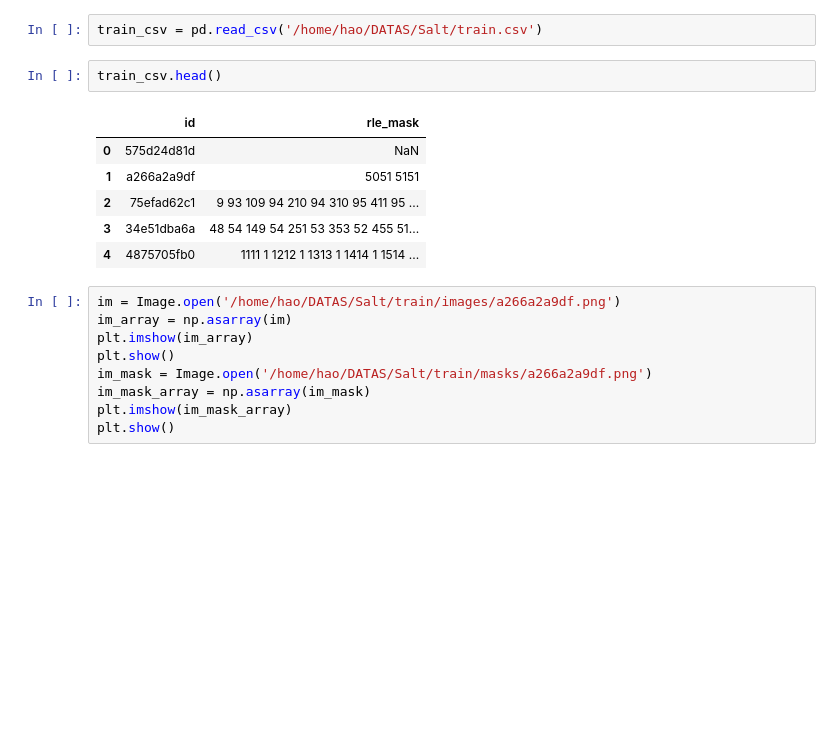
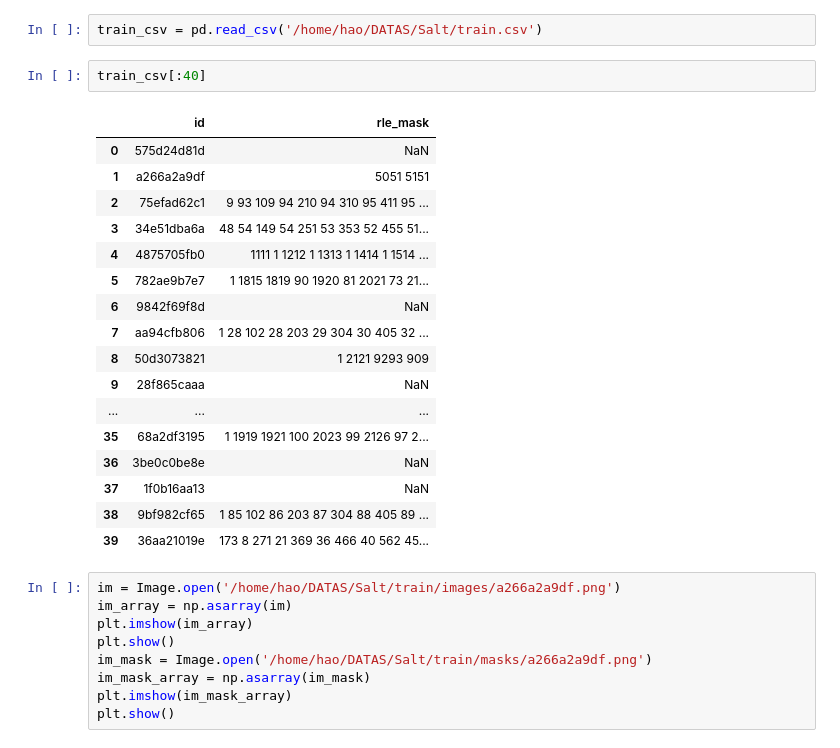
Before and after one commit to 2Groza/TGS-Salt-Identification-Challenge, a Jupyter notebook: Salt Identification.ipynb, the cells around one changed output. Cells and saved outputs as stored; diff of their text form; blank space fills up the shorter version.

```diff
--- a/Salt Identification.ipynb
+++ b/Salt Identification.ipynb
@@ -9,14 +11,25 @@ from PIL import Image
 # %%
 train_csv = pd.read_csv('/home/hao/DATAS/Salt/train.csv')
 # %%
-train_csv.head()
+train_csv[:40]
 # %% [output]
 |  | id | rle_mask |
 | 0 | 575d24d81d | NaN |
 | 1 | a266a2a9df | 5051 5151 |
 | 2 | 75efad62c1 | 9 93 109 94 210 94 310 95 411 95 ... |
 | 3 | 34e51dba6a | 48 54 149 54 251 53 353 52 455 51... |
 | 4 | 4875705fb0 | 1111 1 1212 1 1313 1 1414 1 1514 ... |
+| 5 | 782ae9b7e7 | 1 1815 1819 90 1920 81 2021 73 21... |
+| 6 | 9842f69f8d | NaN |
+| 7 | aa94cfb806 | 1 28 102 28 203 29 304 30 405 32 ... |
+| 8 | 50d3073821 | 1 2121 9293 909 |
+| 9 | 28f865caaa | NaN |
+| ... | ... | ... |
+| 35 | 68a2df3195 | 1 1919 1921 100 2023 99 2126 97 2... |
+| 36 | 3be0c0be8e | NaN |
+| 37 | 1f0b16aa13 | NaN |
+| 38 | 9bf982cf65 | 1 85 102 86 203 87 304 88 405 89 ... |
+| 39 | 36aa21019e | 173 8 271 21 369 36 466 40 562 45... |
 # %%
 im = Image.open('/home/hao/DATAS/Salt/train/images/a266a2a9df.png')
 im_array = np.asarray(im)
```
Also changed, not shown: parts of 36 cells of this notebook.
